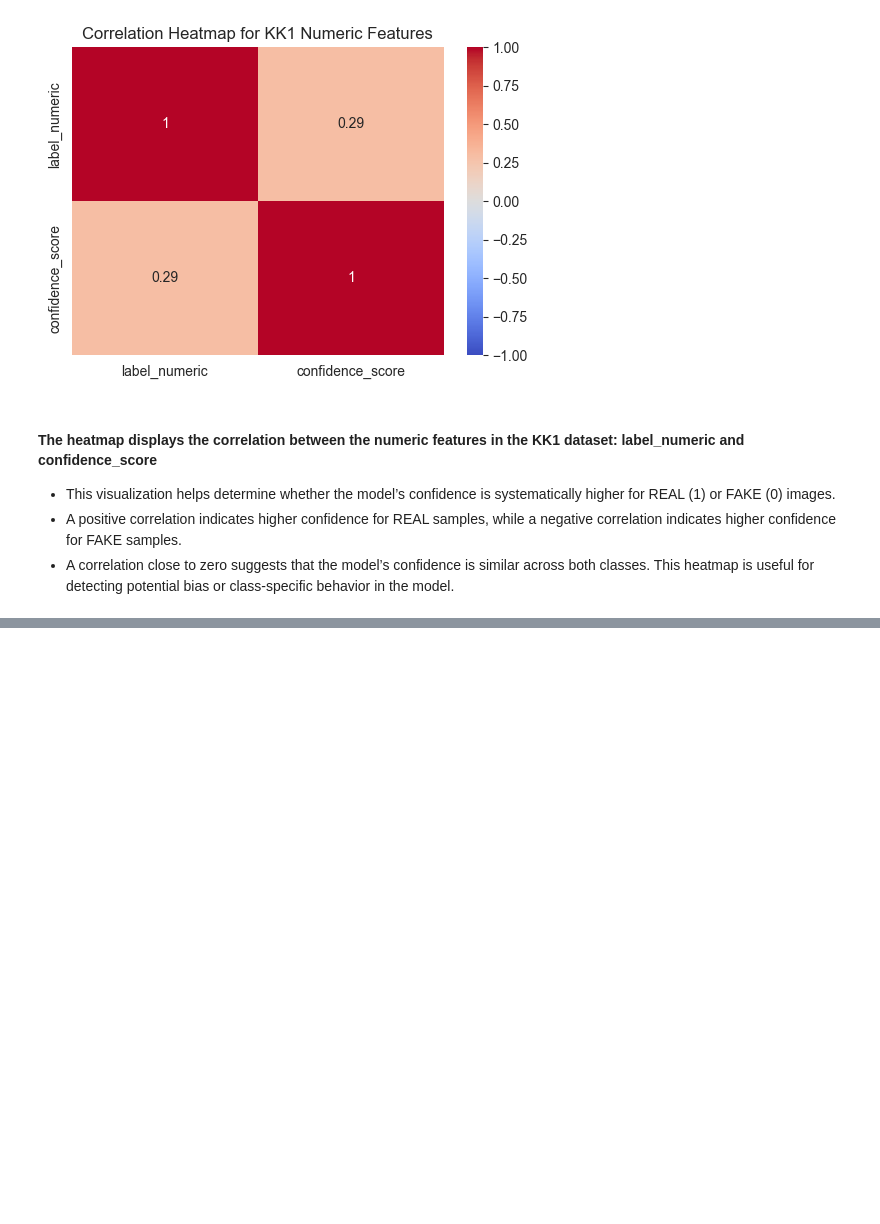
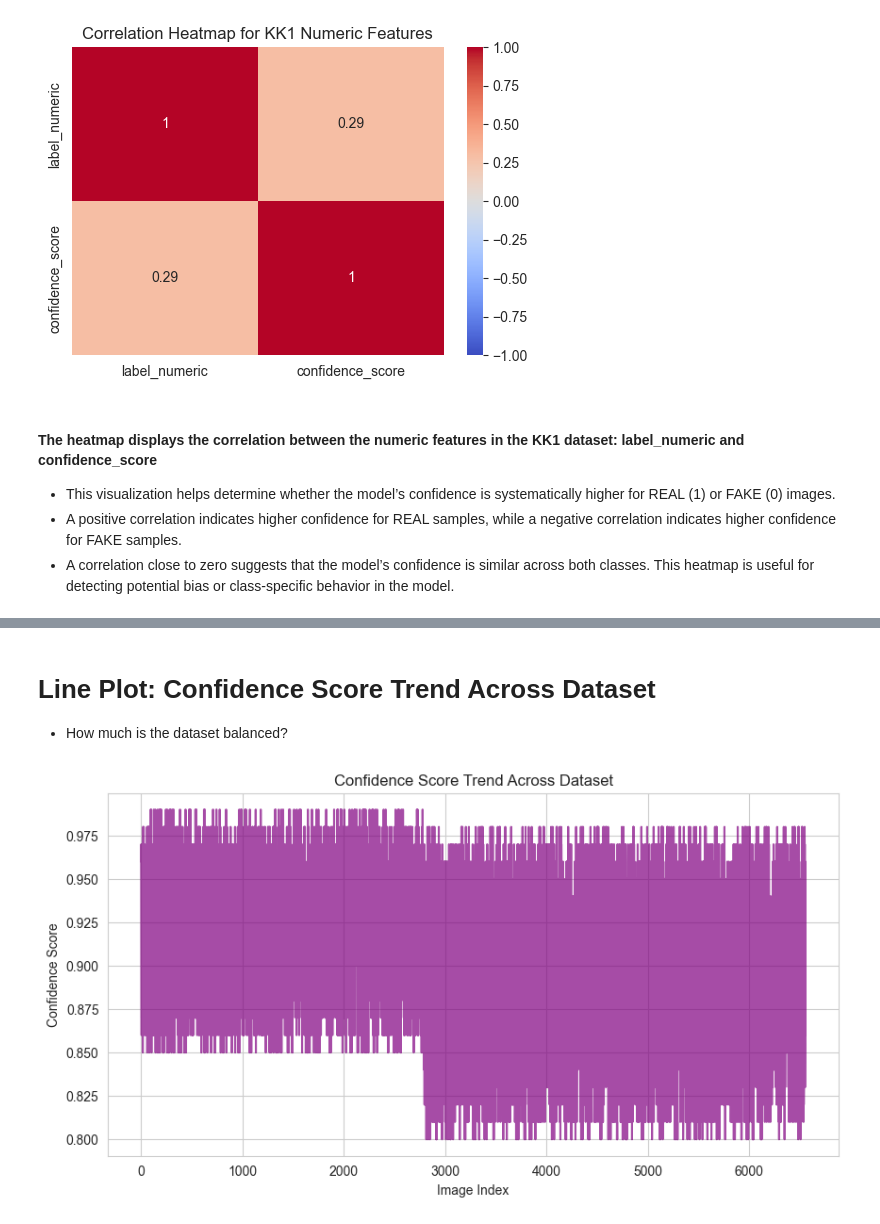
Before and after one commit to FatimaAlMurtadha/Python-atm-and-more, a Jupyter notebook: may11-2026/visualizering.ipynb, the cells around one changed output, grey strips where cells are left out. Cells and saved outputs as stored; diff of their text form; code cells hidden in the pictures; blank space fills up the shorter version.

```diff
--- a/may11-2026/visualizering.ipynb
+++ b/may11-2026/visualizering.ipynb
@@ -300,0 +329,20 @@ plt.show()
+# %% [markdown]
+# Line Plot: Confidence Score Trend Across Dataset
+- How much is the dataset balanced?
+# %%
+plt.figure(figsize=(10,5))
+
+plt.plot(
+    df.index,
+    df["confidence_score"],
+    color="purple",
+    alpha=0.7
+)
+
+plt.title("Confidence Score Trend Across Dataset")
+plt.xlabel("Image Index")
+plt.ylabel("Confidence Score")
+
+plt.show()
+# %% [output]
+[figure, added]
```
Also changed, not shown: parts of 7 cells of this notebook.
